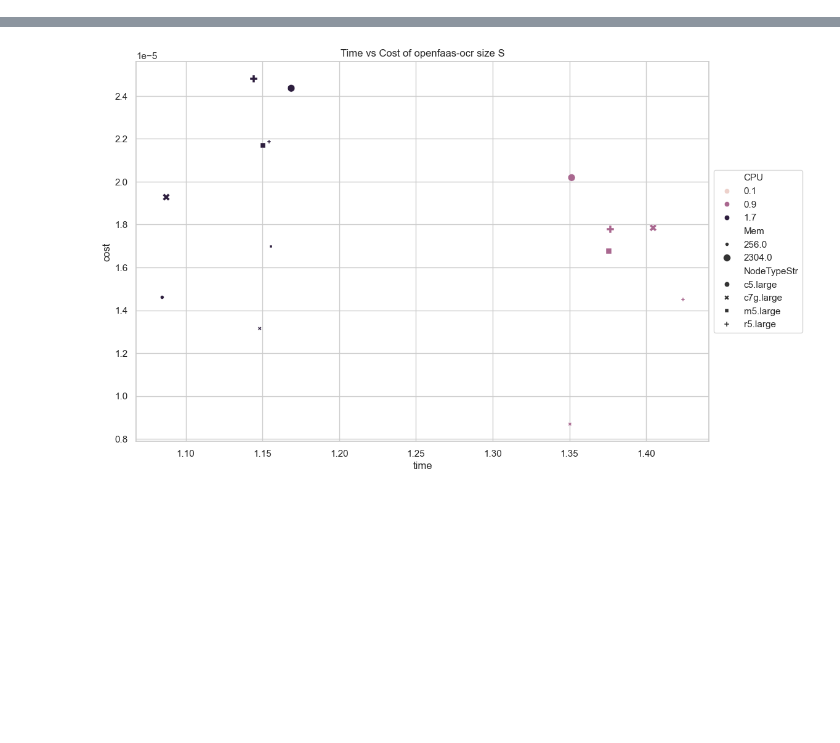
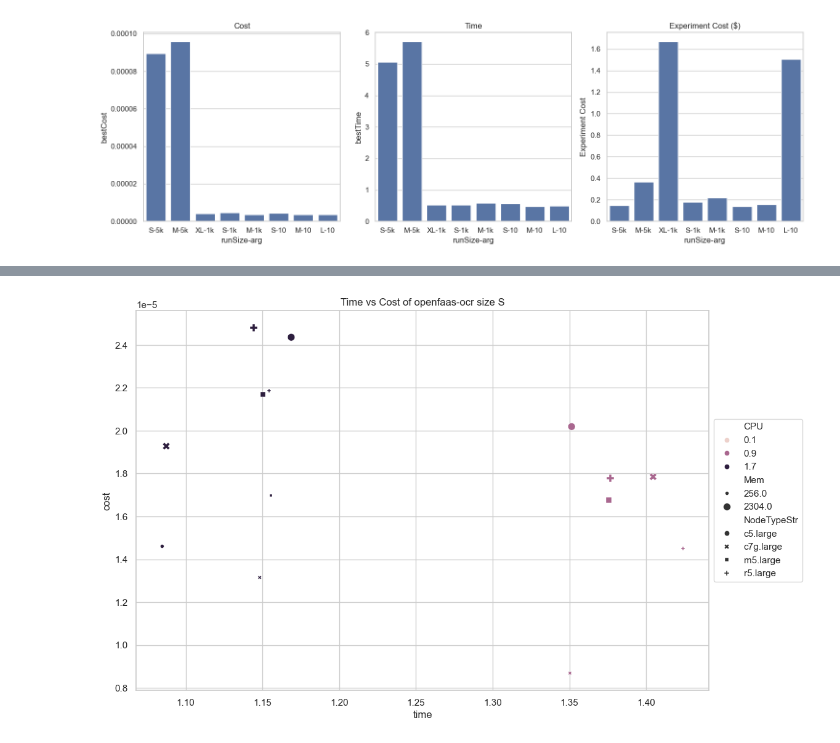
Before and after one commit to ckeenan34/FaaSterConfig, a Jupyter notebook: notebooks/AnalyzeResults.ipynb, the cells around one changed output, grey strips where cells are left out. Drawn from its saved outputs; the diff is of its cells as text; code cells hidden in the pictures; blank space fills up the shorter version.

Commit message:
analysis of results

```diff
--- a/notebooks/AnalyzeResults.ipynb
+++ b/notebooks/AnalyzeResults.ipynb
@@ -114,0 +120,9 @@ exps
+# %%
+desired_keys = ['Failures', 'Experiment Cost', 'funcName', 'bestCost', 'bestTime','runSize', 'bestTimeAndCost','Function Arguments']
+
+# Create a DataFrame with the desired subset of keys
+df = pd.DataFrame([{key: d[key] for key in desired_keys} for d in exps])
+# %%
+matmuldf = df[df['funcName'] == 'matmul2'].sort_values(by=['funcName','Function Arguments','runSize'], ascending=False)
+matmuldf['short_func_args'] = matmuldf['Function Arguments'].apply(lambda x: f"{int(int(x) / 1000)}k" if int(x) >= 1000 else str(x))
+matmuldf
@@ -114,0 +139,27 @@ exps
+# %%
+# Set the style of seaborn for better aesthetics
+sns.set(style="whitegrid")
+
+matmuldf['runSize-arg'] = matmuldf['runSize'] + '-' + matmuldf['short_func_args']
+
+# Create a figure with three subplots in one row
+fig, axes = plt.subplots(nrows=1, ncols=3, figsize=(15, 5))
+
+# Bar chart for bestCost
+sns.barplot(x="runSize-arg", y="bestCost", data=matmuldf, ax=axes[0])
+axes[0].set_title("Cost")
+
+# Bar chart for bestTime
+sns.barplot(x="runSize-arg", y="bestTime", data=matmuldf, ax=axes[1])
+axes[1].set_title("Time")
+
+# Bar chart for Experiment Cost
+sns.barplot(x="runSize-arg", y="Experiment Cost", data=matmuldf, ax=axes[2])
+axes[2].set_title("Experiment Cost ($)")
+
+# Adjust layout
+plt.tight_layout()
+# plt.show()
+plt.savefig('../results/matmul-cost-bar-charts.png')
+# %% [output]
+[figure, added]
```
Also changed, not shown: parts of 19 cells of this notebook, 4 other files.
